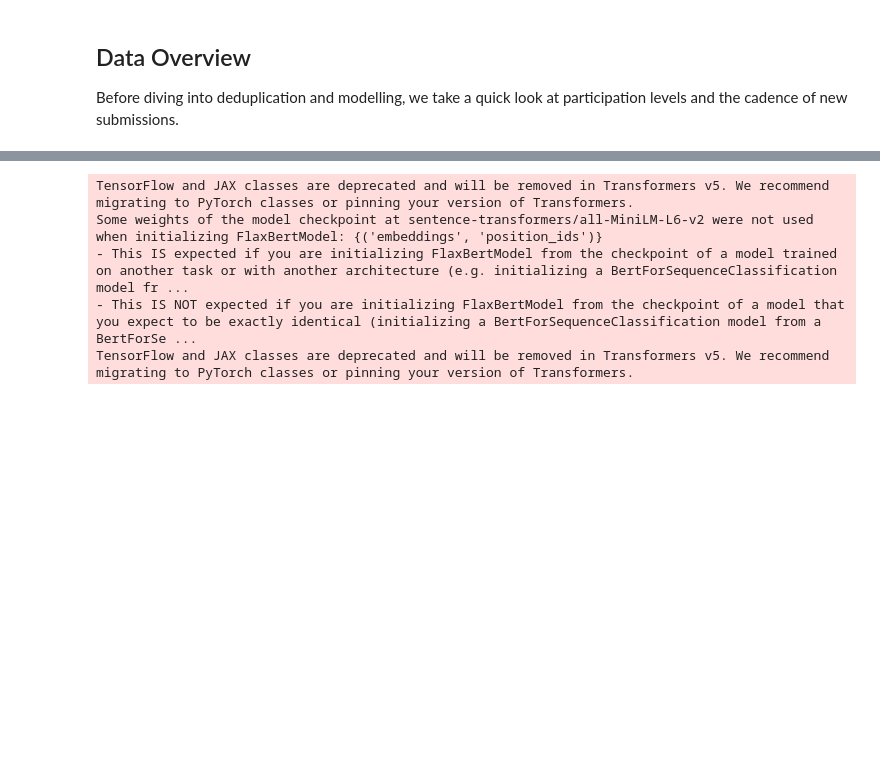
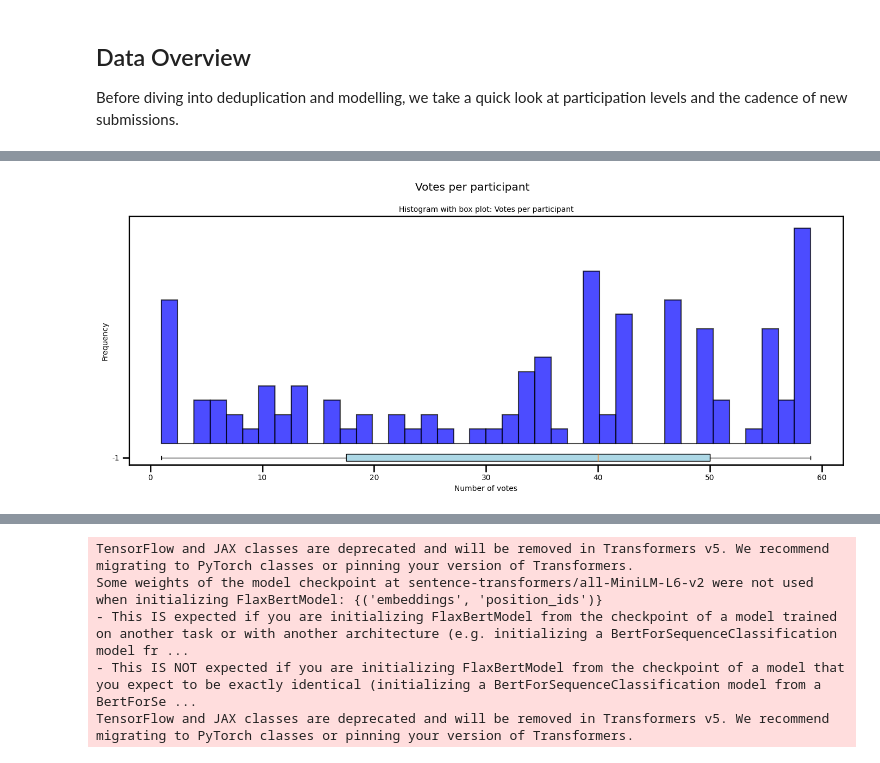
Before and after one commit to yananlong/taking_stock_facct, a Jupyter notebook: sentences_topic_pipeline.ipynb, the cells around one changed output, grey strips where cells are left out. Cells and saved outputs as stored; diff of their text form; code cells hidden in the pictures; blank space fills up the shorter version.

Commit message:
add plots

```diff
--- a/sentences_topic_pipeline.ipynb
+++ b/sentences_topic_pipeline.ipynb
@@ -314,0 +324,67 @@ plt.show()
+# %%
+def adjacent_values(vals, q1, q3):
+    upper_adjacent_value = q3 + (q3 - q1) * 1.5
+    upper_adjacent_value = np.clip(upper_adjacent_value, q3, vals[-1])
+
+    lower_adjacent_value = q1 - (q3 - q1) * 1.5
+    lower_adjacent_value = np.clip(lower_adjacent_value, vals[0], q1)
+    return lower_adjacent_value, upper_adjacent_value
+
+
+with plt.rc_context(
+    {
+        "font.size": 12,
+        "axes.titlesize": 10,
+        "axes.labelsize": 10,
+        "xtick.labelsize": 10,
+        "ytick.labelsize": 10,
+    }
+):
+    fig, ax = plt.subplots(figsize=(14, 6))
+
+    # Histogram with compact box plot for votes per participant
+    votes_per_participant = votes_df.groupby("participant_id")["vote"].count()
+    if not votes_per_participant.empty:
+        n, bins, patches = ax.hist(
+            votes_per_participant.values,
+            density=False,
+            bins=40,
+            alpha=0.7,
+            color="blue",
+            edgecolor="black",
+        )
+        ax.set_ylabel("Frequency")
+        max_height = max(n)
+        ax.boxplot(
+            votes_per_participant.values,
+            vert=False,
+            positions=[-1],
+            widths=0.5,
+            patch_artist=True,
+            boxprops=dict(facecolor="lightblue"),
+        )
+        # ax.set_ylim(-2, max_height + 1)
+        ax.set_title("Histogram with box plot: Votes per participant")
+        ax.set_xlabel("Number of votes")
+        # ax.set_ylabel("Frequency")
+    else:
+        ax.axis("off")
+        ax.text(
+            0.5,
+            0.5,
+            "No participant vote activity available.",
+            ha="center",
+            va="center",
+            fontsize=12,
+        )
+
+    plt.suptitle("Votes per participant")
+    plt.tight_layout()
+    plt.show()
+
+    # Save
+    bbox = ax.get_tightbbox(fig.canvas.get_renderer())
+    extent = bbox.transformed(fig.dpi_scale_trans.inverted())
+    fig.savefig(join(BASEDIR, "figs", "votes_per_participant.pdf"), bbox_inches=extent)
+# %% [output]
+[figure, added]
```
Also changed, not shown: parts of 39 cells of this notebook.
